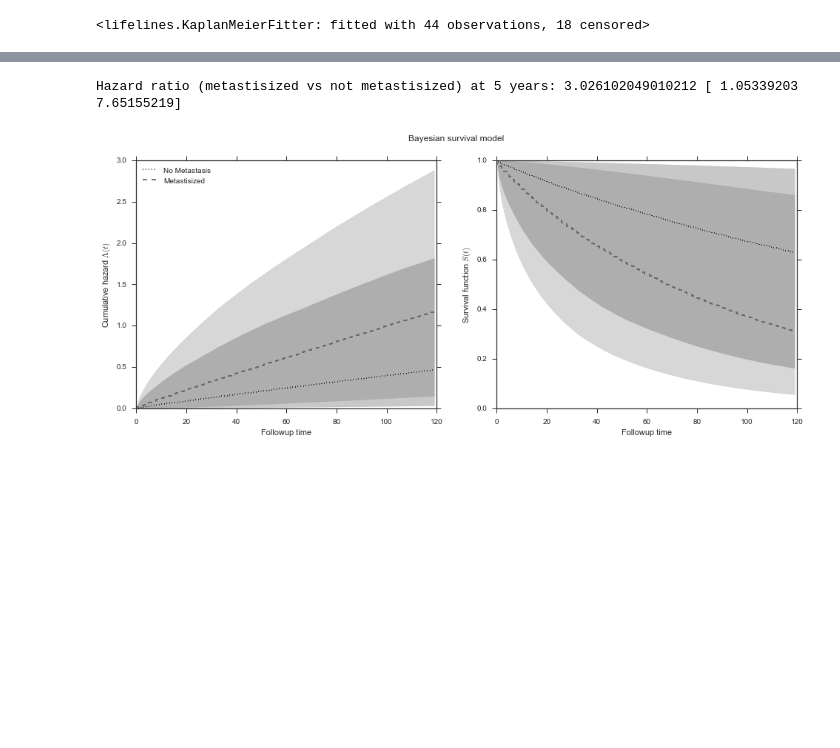
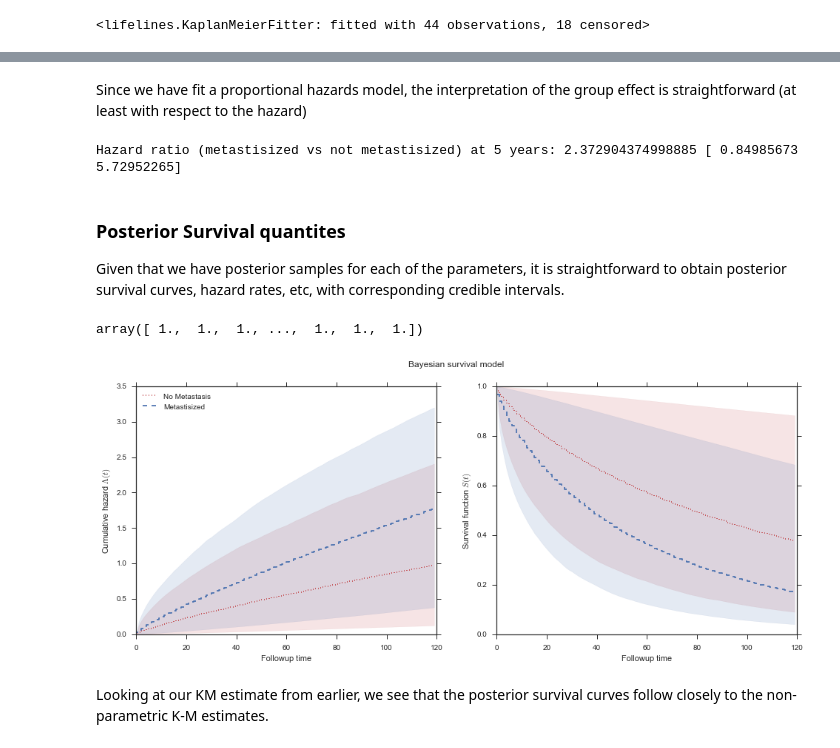
Before and after one commit to schluedj/talks, a Jupyter notebook: Misc/Time to Event Bayes.ipynb, the cells around one changed output, grey strips where cells are left out. Cells and saved outputs as stored; diff of their text form; code cells hidden in the pictures; blank space fills up the shorter version.

```diff
--- a/Misc/Time to Event Bayes.ipynb
+++ b/Misc/Time to Event Bayes.ipynb
@@ -156,21 +229,18 @@ metast = df.metastized
 n_iterations = 5000
 n_burn = 1000
 # %%
-# Benchmark with mcmc sampler
-
 with Model() as weibull_model:
-    l = pm.Gamma('l', 1,1)
+    α = pm.HalfCauchy("α", 2.5)
     # Weibull shape parameter
-    k = pm.HalfCauchy("k", 2.5)
-    # Effects of morcellation and power
-    β = pm.Normal('β', np.zeros(2), np.ones(2)*100, shape=2)
-
+    λ = pm.HalfCauchy("λ", 2.5)
+    # Effects of metastisis
+    β = pm.Normal('β', np.zeros(1), np.ones(1)*100, shape=1)
     # Weibull scales
-    λ = pm.Deterministic('λ', tt.exp(β[0]+β[1]*np.array(metast)))
+    linear = pm.Deterministic('linear', tt.exp(β*np.array(metast)))
 
     # Weibull survival likelihood, accounting for censoring
     def logp(event):
-        return event*(tt.log(l)+tt.log(k) + tt.log(λ) + (k-1)*tt.log(np.array(time))) - (l*λ * np.array(time)**k)
+        return event*(tt.log(α) + tt.log(λ) + tt.log(linear) + (α-1)*tt.log(np.array(time))) - (λ*linear * np.array(time)**α)
 
     survival = pm.DensityDist('survival', logp, observed={'event':event})
     weibull_trace = pm.sample(5000)
@@ -189,18 +261,29 @@ array([[<matplotlib.axes._subplots.AxesSubplot object at 0x...>,
+# %% [markdown]
+Since we have fit a proportional hazards model, the interpretation of the group effect is straightforward (at least with respect to the hazard)
 # %%
-hr_samps = np.exp(weibull_trace['β'][1000:,1])
+hr_samps = np.exp(weibull_trace['β'][1000:])
 print('Hazard ratio (metastisized vs not metastisized) at 5 years: {0} {1}'.format(hr_samps.mean(),
                                                                      np.percentile(hr_samps, [2.5, 97.5])))
 # %% [output]
-Hazard ratio (metastisized vs not metastisized) at 5 years: 3.026102049010212 [ 1.05339203  7.65155219]
+Hazard ratio (metastisized vs not metastisized) at 5 years: 2.372904374998885 [ 0.84985673  5.72952265]
+# %% [markdown]
+### Posterior Survival quantites
+
+Given that we have posterior samples for each of the parameters, it is straightforward to obtain posterior survival curves, hazard rates, etc, with corresponding credible intervals.
 # %%
 ## Plot survival curves
 n_intervals = 120
 interval_bounds = np.arange(0, n_intervals + 1, 1)
+# %%
+np.repeat(1.,4000)
+# %% [output]
+array([ 1.,  1.,  1., ...,  1.,  1.,  1.])
 # %%
-baseline_lam = np.exp(weibull_trace['β'][n_burn:,0])
-metast_lam = np.exp(weibull_trace['β'][n_burn:,0] + weibull_trace['β'][n_burn:, 1])
-k_trace = weibull_trace['k'][n_burn:]
-l_trace = weibull_trace['l'][n_burn:]
+#baseline_lam = np.exp(weibull_trace['β'][n_burn:,0])
+baseline_lam = np.repeat(1.,4000)
+metast_lam = np.exp(weibull_trace['β'][n_burn:, 0])
+λ_trace = weibull_trace['λ'][n_burn:]
+α_trace = weibull_trace['α'][n_burn:]
 # %%
 def plot_with_hpd(x, lam, f, ax, linestyle='-', color=None, label=None, alpha=0.05, debug=False, **kwargs):
 
@@ -211,15 +294,14 @@ def plot_with_hpd(x, lam, f, ax, linestyle='-', color=None, label=None, alpha=0.
 
     if debug:
         import pdb;pdb.set_trace()
-    ax.fill_between(x, hpd[0], hpd[1], color=color, alpha=0.25)
+    ax.fill_between(x, hpd[0], hpd[1], color=color, alpha=0.15)
     ax.step(x, m, color=color, linestyle=linestyle, label=label);
 # %%
-def cum_weibull_hazard(lam, l=l_trace ,k=k_trace, t=n_intervals):
-    return (l_trace.reshape(-1,1)*lam.reshape(-1,1) * np.arange(t)) ** k.reshape(-1,1)
+def cum_weibull_hazard(lam, α=α_trace ,λ=λ_trace, t=n_intervals):
+    return (λ_trace.reshape(-1,1)*lam.reshape(-1,1) * np.arange(t)) ** α.reshape(-1,1)
 
-def weibull_survival(lam,l=l_trace, k=k_trace, t=n_intervals):
-    return np.exp(-cum_weibull_hazard(lam,l, k, t))
-
+def weibull_survival(lam,α=α_trace, λ=λ_trace, t=n_intervals):
+    return np.exp(-cum_weibull_hazard(lam, α, λ, t))
 
 def cum_hazard(hazard, n=n_intervals):
     return (np.arange(n) * hazard.reshape(-1,1)).cumsum(axis=-1)
@@ -227,34 +309,35 @@ def cum_hazard(hazard, n=n_intervals):
 def survival(hazard):
     return np.exp(-cum_hazard(hazard))
 # %%
-greys = ['#969696', '#636363', '#252525']
 fig, (hazard_ax, surv_ax) = plt.subplots(ncols=2, sharex=True, sharey=False, figsize=(16, 6))
 
 plot_with_hpd(interval_bounds[:-1], baseline_lam, cum_weibull_hazard,
-              hazard_ax, color=greys[2], linestyle=':', label='No Metastasis')
+              hazard_ax, color=red, linestyle=':', label='No Metastasis')
 plot_with_hpd(interval_bounds[:-1], metast_lam, cum_weibull_hazard,
-              hazard_ax, color=greys[1], linestyle='--', label='Metastisized')
+              hazard_ax, color=blue, linestyle='--', label='Metastisized')
 
 hazard_ax.set_xlim(0, n_intervals);
 hazard_ax.set_xlabel('Followup time');
 
 hazard_ax.set_ylabel(r'Cumulative hazard $\Lambda(t)$');
 
 hazard_ax.legend(loc=2);
 
 plot_with_hpd(interval_bounds[:-1], baseline_lam, weibull_survival,
-              surv_ax, color=greys[2], linestyle=':')
+              surv_ax, color=red, linestyle=':')
 plot_with_hpd(interval_bounds[:-1], metast_lam, weibull_survival,
-              surv_ax, color=greys[1], linestyle='--')
+              surv_ax, color=blue, linestyle='--')
 
 
 surv_ax.set_xlim(0, n_intervals);
 surv_ax.set_xlabel('Followup time');
 
 surv_ax.set_ylabel('Survival function $S(t)$');
 
 fig.suptitle('Bayesian survival model');
 # %% [output]
-[figure, old version]
+[figure, new version]
+# %% [markdown]
+Looking at our KM estimate from earlier, we see that the posterior survival curves follow closely to the non-parametric K-M estimates.
 # %%
 ## Hazard ratio comparing 2 groups at a given time point
```
Also changed, not shown: parts of 22 cells of this notebook.
